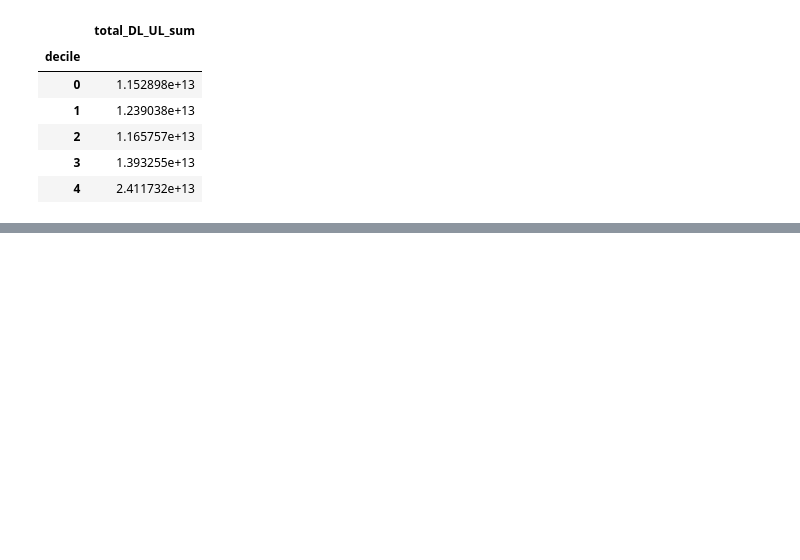
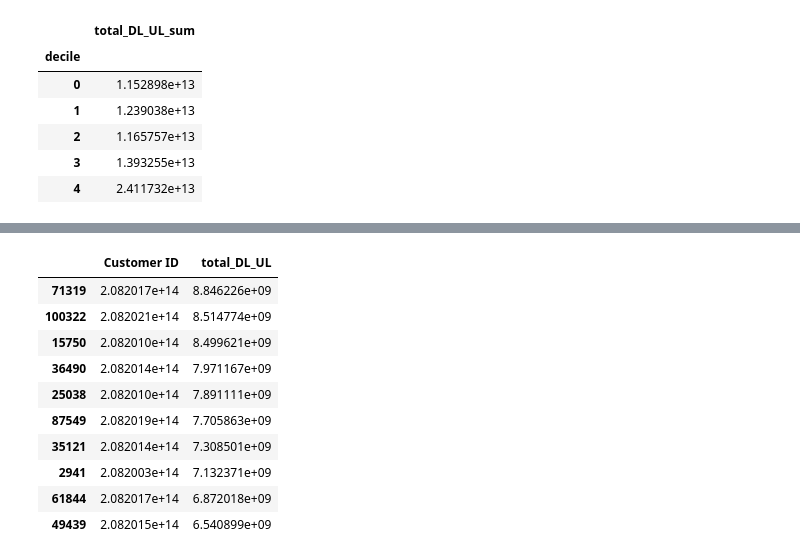
Before and after one commit to maxi1571/Telecommunication-User-Analytics, a Jupyter notebook: notebooks/data_analysis.ipynb, the cells around one changed output, grey strips where cells are left out. Saved outputs shown, nothing was run; the diff lists cells and outputs as text; code cells hidden in the pictures; blank space fills up the shorter version.

```diff
--- a/notebooks/data_analysis.ipynb
+++ b/notebooks/data_analysis.ipynb
@@ -574,0 +617,15 @@ data_per_decile
+# %%
+#Top 10 customer ID with total
+new.sort_values(by='total_DL_UL', ascending=False)[['Customer ID','total_DL_UL']].head(10)
+# %% [output]
+|  | Customer ID | total_DL_UL |
+| 71319 | 2.082017e+14 | 8.846226e+09 |
+| 100322 | 2.082021e+14 | 8.514774e+09 |
+| 15750 | 2.082010e+14 | 8.499621e+09 |
+| 36490 | 2.082014e+14 | 7.971167e+09 |
+| 25038 | 2.082010e+14 | 7.891111e+09 |
+| 87549 | 2.082019e+14 | 7.705863e+09 |
+| 35121 | 2.082014e+14 | 7.308501e+09 |
+| 2941 | 2.082003e+14 | 7.132371e+09 |
+| 61844 | 2.082017e+14 | 6.872018e+09 |
+| 49439 | 2.082015e+14 | 6.540899e+09 |
```
Also changed, not shown: parts of 4 cells of this notebook.
